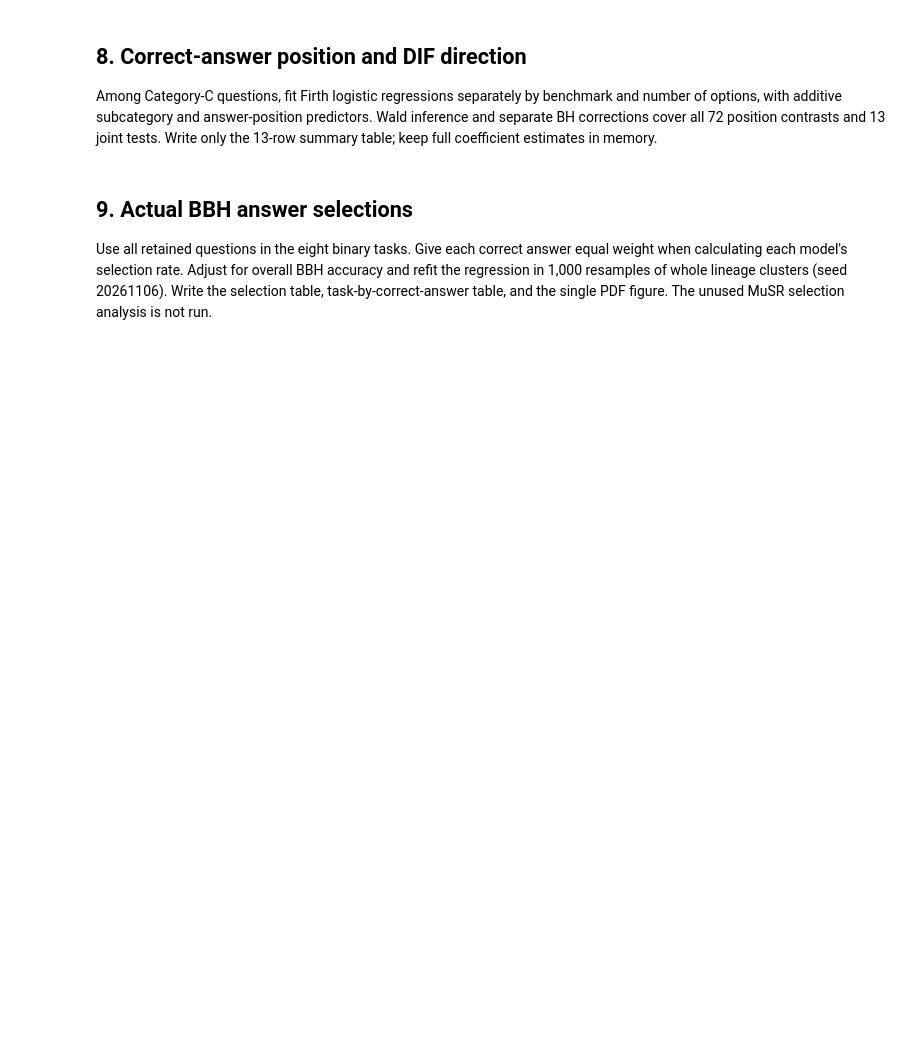
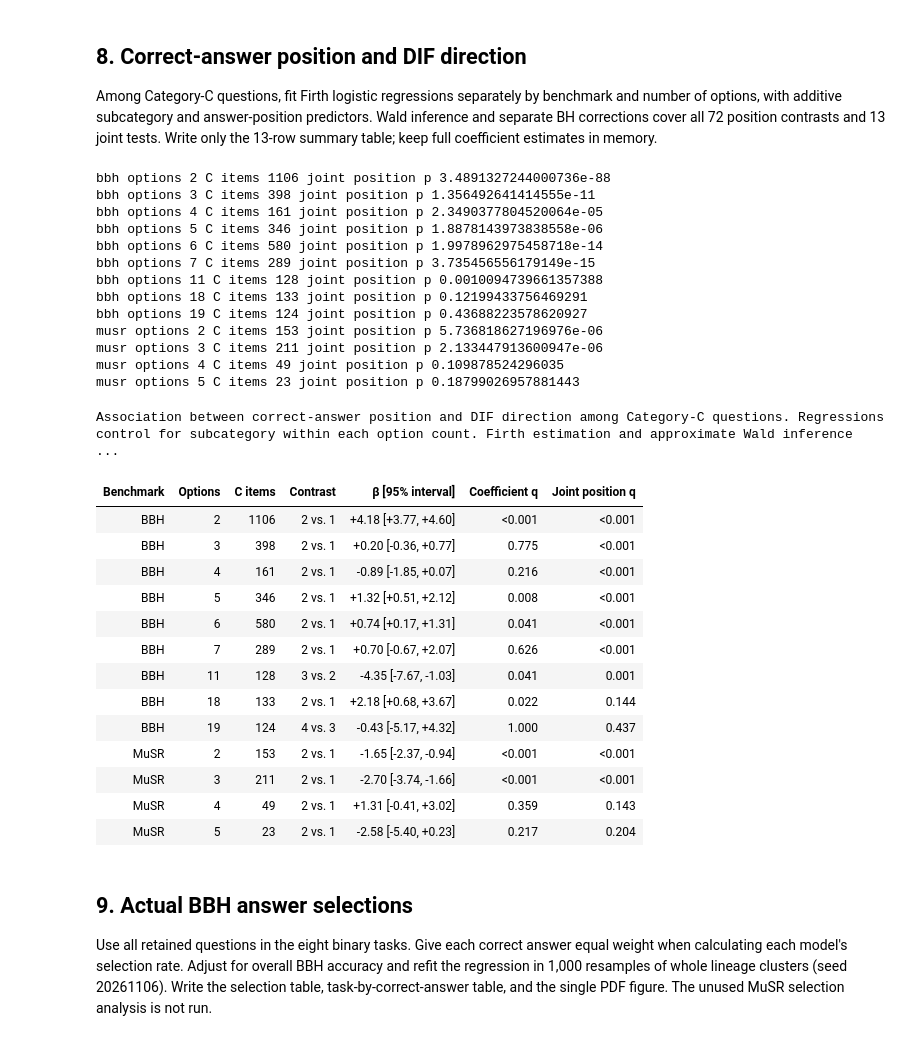
Before and after one commit to Jasoncho0914/llm-benchmark-dif, a Jupyter notebook: reproduce.ipynb, the cells around one changed output. Saved outputs shown, nothing was run; the diff lists cells and outputs as text; code cells hidden in the pictures; blank space fills up the shorter version.

```diff
--- a/reproduce.ipynb
+++ b/reproduce.ipynb
@@ -89,7 +257,36 @@ display(item_examples(study))
 ## 8. Correct-answer position and DIF direction
 Among Category-C questions, fit Firth logistic regressions separately by benchmark and number of options, with additive subcategory and answer-position predictors. Wald inference and separate BH corrections cover all 72 position contrasts and 13 joint tests. Write only the 13-row summary table; keep full coefficient estimates in memory.
 # %%
-display(content.position_regressions(study))
+content.position_regressions(study);
+# %% [output]
+bbh options 2 C items 1106 joint position p 3.4891327244000736e-88
+bbh options 3 C items 398 joint position p 1.356492641414555e-11
+bbh options 4 C items 161 joint position p 2.3490377804520064e-05
+bbh options 5 C items 346 joint position p 1.8878143973838558e-06
+bbh options 6 C items 580 joint position p 1.9978962975458718e-14
+bbh options 7 C items 289 joint position p 3.735456556179149e-15
+bbh options 11 C items 128 joint position p 0.0010094739661357388
+bbh options 18 C items 133 joint position p 0.12199433756469291
+bbh options 19 C items 124 joint position p 0.43688223578620927
+musr options 2 C items 153 joint position p 5.736818627196976e-06
+musr options 3 C items 211 joint position p 2.133447913600947e-06
+musr options 4 C items 49 joint position p 0.109878524296035
+musr options 5 C items 23 joint position p 0.18799026957881443
+Association between correct-answer position and DIF direction among Category-C questions. Regressions control for subcategory within each option count. Firth estimation and approximate Wald inference  ...
+| Benchmark | Options | C items | Contrast | β [95% interval] | Coefficient q | Joint position q |
+| BBH | 2 | 1106 | 2 vs. 1 | +4.18 [+3.77, +4.60] | <0.001 | <0.001 |
+| BBH | 3 | 398 | 2 vs. 1 | +0.20 [-0.36, +0.77] | 0.775 | <0.001 |
+| BBH | 4 | 161 | 2 vs. 1 | -0.89 [-1.85, +0.07] | 0.216 | <0.001 |
+| BBH | 5 | 346 | 2 vs. 1 | +1.32 [+0.51, +2.12] | 0.008 | <0.001 |
+| BBH | 6 | 580 | 2 vs. 1 | +0.74 [+0.17, +1.31] | 0.041 | <0.001 |
+| BBH | 7 | 289 | 2 vs. 1 | +0.70 [-0.67, +2.07] | 0.626 | <0.001 |
+| BBH | 11 | 128 | 3 vs. 2 | -4.35 [-7.67, -1.03] | 0.041 | 0.001 |
+| BBH | 18 | 133 | 2 vs. 1 | +2.18 [+0.68, +3.67] | 0.022 | 0.144 |
+| BBH | 19 | 124 | 4 vs. 3 | -0.43 [-5.17, +4.32] | 1.000 | 0.437 |
+| MuSR | 2 | 153 | 2 vs. 1 | -1.65 [-2.37, -0.94] | <0.001 | <0.001 |
+| MuSR | 3 | 211 | 2 vs. 1 | -2.70 [-3.74, -1.66] | <0.001 | <0.001 |
+| MuSR | 4 | 49 | 2 vs. 1 | +1.31 [-0.41, +3.02] | 0.359 | 0.143 |
+| MuSR | 5 | 23 | 2 vs. 1 | -2.58 [-5.40, +0.23] | 0.217 | 0.204 |
 # %% [markdown]
 ## 9. Actual BBH answer selections
 Use all retained questions in the eight binary tasks. Give each correct answer equal weight when calculating each model's selection rate. Adjust for overall BBH accuracy and refit the regression in 1,000 resamples of whole lineage clusters (seed 20261106). Write the selection table, task-by-correct-answer table, and the single PDF figure. The unused MuSR selection analysis is not run.
```
Also changed, not shown: parts of 13 cells of this notebook, 28 other files.
